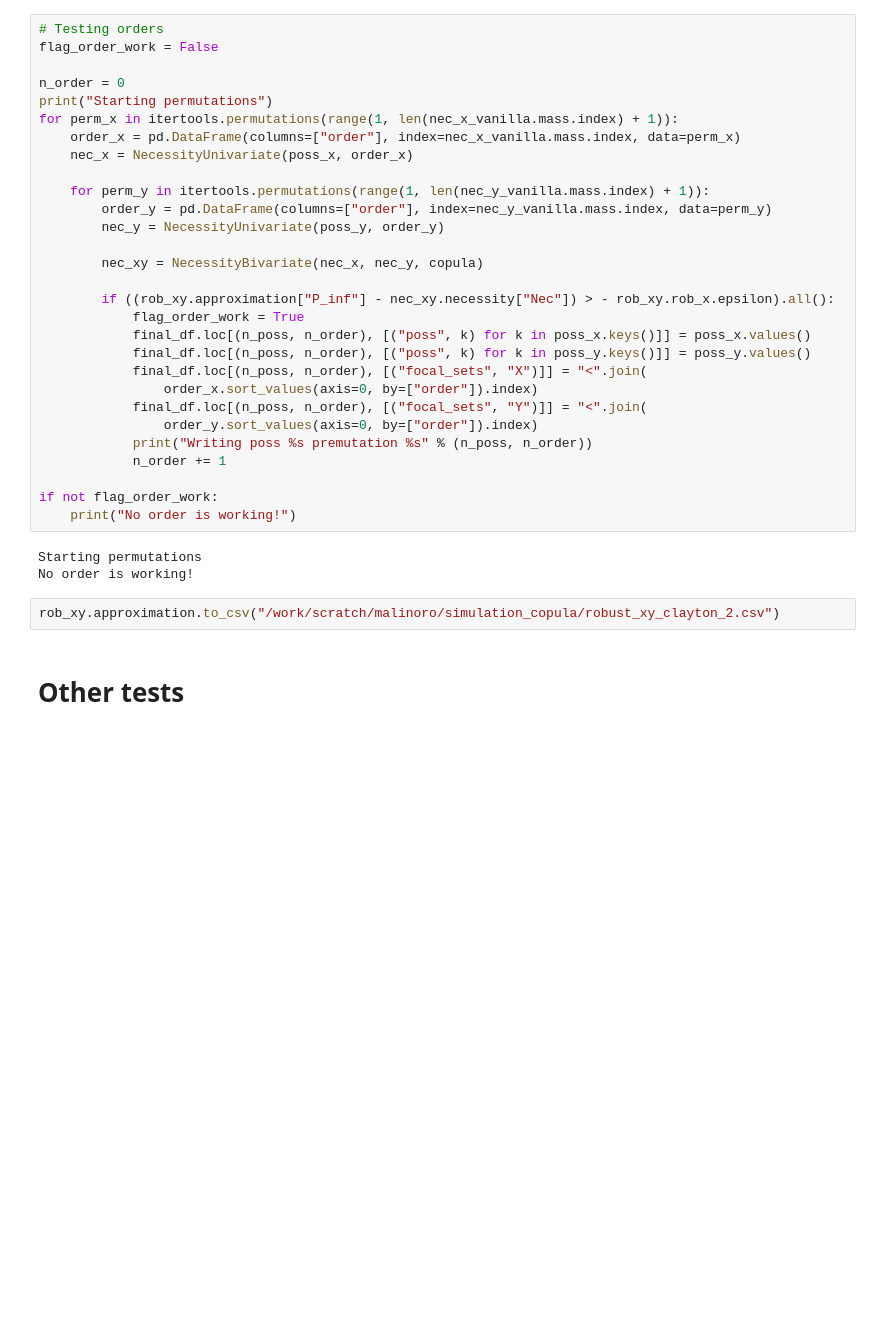
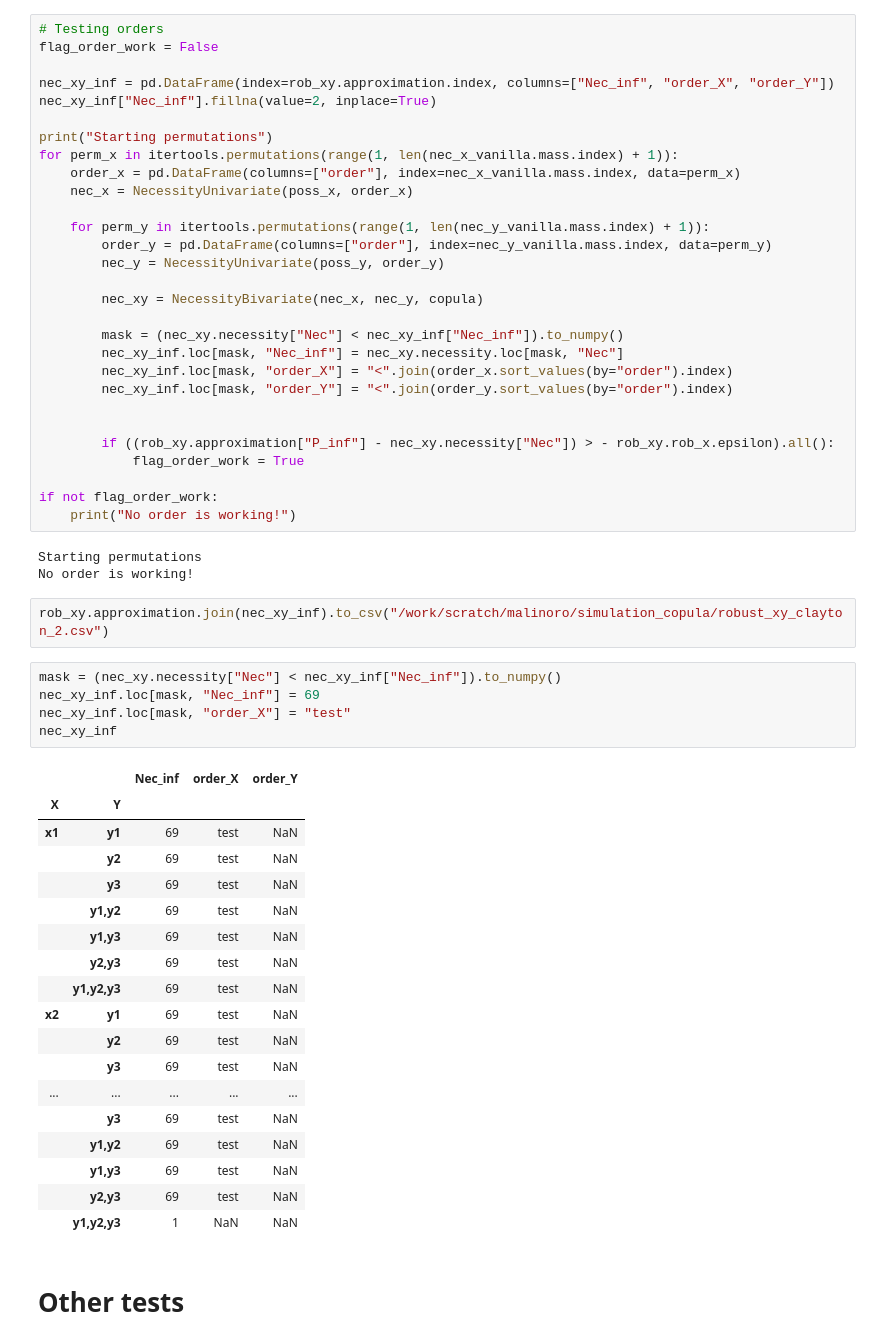
Before and after one commit to Roman-Malinowski/simulation_copula, a Jupyter notebook: Copula.ipynb, the cells around one changed output. Saved outputs shown, nothing was run; the diff lists cells and outputs as text; blank space fills up the shorter version.

Commit message:
Computing the inf of Nec_xy and joining it ro rob_xy.approximation

```diff
--- a/Copula.ipynb
+++ b/Copula.ipynb
@@ -52,7 +52,9 @@ Done.
 # Testing orders
 flag_order_work = False
 
-n_order = 0
+nec_xy_inf = pd.DataFrame(index=rob_xy.approximation.index, columns=["Nec_inf", "order_X", "order_Y"])
+nec_xy_inf["Nec_inf"].fillna(value=2, inplace=True)
+
 print("Starting permutations")
 for perm_x in itertools.permutations(range(1, len(nec_x_vanilla.mass.index) + 1)):
     order_x = pd.DataFrame(columns=["order"], index=nec_x_vanilla.mass.index, data=perm_x)
@@ -64,16 +66,14 @@ for perm_x in itertools.permutations(range(1, len(nec_x_vanilla.mass.index) + 1)
 
         nec_xy = NecessityBivariate(nec_x, nec_y, copula)
 
+        mask = (nec_xy.necessity["Nec"] < nec_xy_inf["Nec_inf"]).to_numpy()
+        nec_xy_inf.loc[mask, "Nec_inf"] = nec_xy.necessity.loc[mask, "Nec"]
+        nec_xy_inf.loc[mask, "order_X"] = "<".join(order_x.sort_values(by="order").index)
+        nec_xy_inf.loc[mask, "order_Y"] = "<".join(order_y.sort_values(by="order").index)
+
+
         if ((rob_xy.approximation["P_inf"] - nec_xy.necessity["Nec"]) > - rob_xy.rob_x.epsilon).all():
             flag_order_work = True
-            final_df.loc[(n_poss, n_order), [("poss", k) for k in poss_x.keys()]] = poss_x.values()
-            final_df.loc[(n_poss, n_order), [("poss", k) for k in poss_y.keys()]] = poss_y.values()
-            final_df.loc[(n_poss, n_order), [("focal_sets", "X")]] = "<".join(
-                order_x.sort_values(axis=0, by=["order"]).index)
-            final_df.loc[(n_poss, n_order), [("focal_sets", "Y")]] = "<".join(
-                order_y.sort_values(axis=0, by=["order"]).index)
-            print("Writing poss %s premutation %s" % (n_poss, n_order))
-            n_order += 1
 
 if not flag_order_work:
     print("No order is working!")
@@ -81,7 +81,31 @@ if not flag_order_work:
 Starting permutations
 No order is working!
 # %%
-rob_xy.approximation.to_csv("/work/scratch/malinoro/simulation_copula/robust_xy_clayton_2.csv")
+rob_xy.approximation.join(nec_xy_inf).to_csv("/work/scratch/malinoro/simulation_copula/robust_xy_clayton_2.csv")
+# %%
+mask = (nec_xy.necessity["Nec"] < nec_xy_inf["Nec_inf"]).to_numpy()
+nec_xy_inf.loc[mask, "Nec_inf"] = 69
+nec_xy_inf.loc[mask, "order_X"] = "test"
+nec_xy_inf
+# %% [output]
+|  |  | Nec_inf | order_X | order_Y |
+| X | Y |  |  |  |
+| x1 | y1 | 69 | test | NaN |
+|  | y2 | 69 | test | NaN |
+|  | y3 | 69 | test | NaN |
+|  | y1,y2 | 69 | test | NaN |
+|  | y1,y3 | 69 | test | NaN |
+|  | y2,y3 | 69 | test | NaN |
+|  | y1,y2,y3 | 69 | test | NaN |
+| x2 | y1 | 69 | test | NaN |
+|  | y2 | 69 | test | NaN |
+|  | y3 | 69 | test | NaN |
+| ... | ... | ... | ... | ... |
+|  | y3 | 69 | test | NaN |
+|  | y1,y2 | 69 | test | NaN |
+|  | y1,y3 | 69 | test | NaN |
+|  | y2,y3 | 69 | test | NaN |
+|  | y1,y2,y3 | 1 | NaN | NaN |
 # %% [markdown]
 # Other tests
 # %%
```
